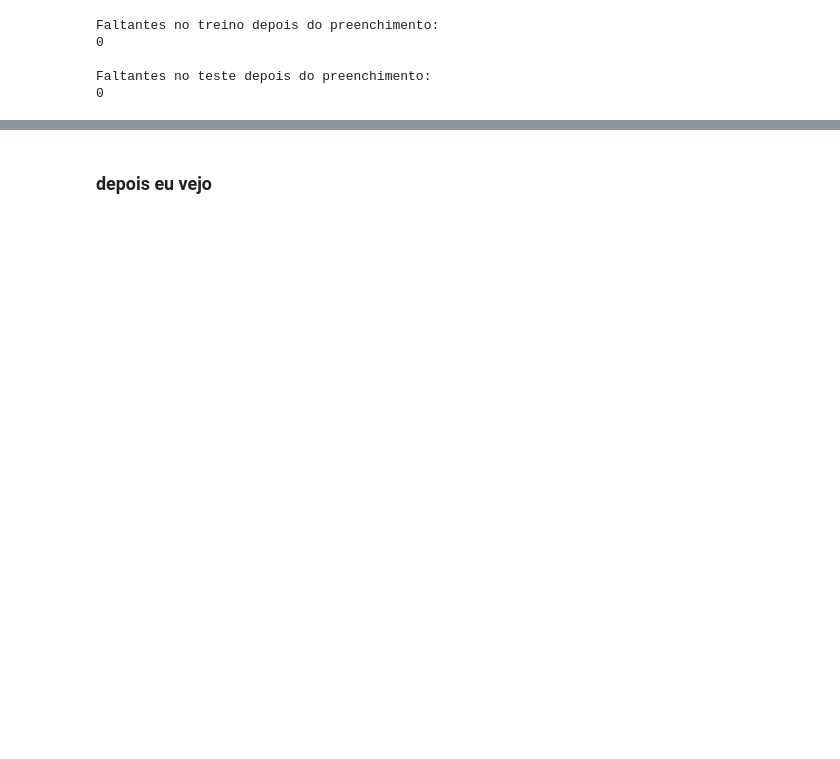
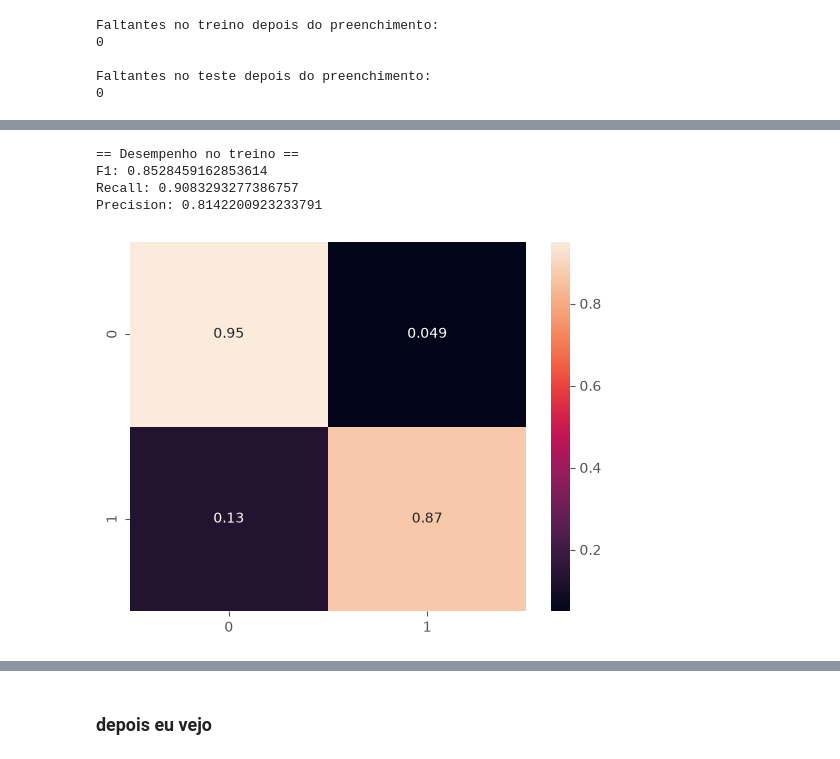
Before and after one commit to toni-cav/Analise_SIICUSP, a Jupyter notebook: exploratorio_depressao_e_sem_depressao.ipynb, the cells around one changed output, grey strips where cells are left out. Drawn from its saved outputs; the diff is of its cells as text; code cells hidden in the pictures; blank space fills up the shorter version.

```diff
--- a/exploratorio_depressao_e_sem_depressao.ipynb
+++ b/exploratorio_depressao_e_sem_depressao.ipynb
@@ -585,14 +596,14 @@ variaveis_por_tipo = {
         'A016010', 'A01901', 'B001', 'C004', 'C006', 'C009', 'C01001', 'C011',
         'D001', 'E001', 'E02801', 'E02802', 'E02803', 'E02804', 'E02805', 'E02806',
         'E030', 'E03101', 'E03102', 'E03103', 'E03104', 'E03105', 'E03106', 'E03107',
-        'E03108', 'E032', 'H003', 'H004', 'I00101', 'I00102', 'J002', 'J007',
+        'E03108', 'E032', 'H003', 'H004', 'I00101', 'I00102', 'J002',
         'J009', 'J014', 'J046', 'N004', 'N005', 'P046', 'P07004', 'P07005',
         'P07006', 'P07007', 'Q00201', 'Q03001', 'Q060', 'Q068', 'Q074', 'Q079',
         'Q084', 'Q088', 'Q11006', 'Q11007', 'Q11008', 'Q11009', 'Q11010', 'Q11405',
         'Q11406', 'Q11408', 'Q120', 'Q124', 'Q132', 'Q134', 'T001', 'T002',
         'T003', 'T004', 'U02501', 'V0001', 'V00201', 'V00202', 'V00203', 'V00204',
         'V00205', 'V0026', 'V0031', 'V01401', 'V01402', 'V01403', 'V01404', 'V01405',
-        'V02701', 'V02702', 'V02801', 'V02802', 'V03502'
+        'V02701', 'V02702', 'V02801', 'V02802', 'V03502', 'J007'
     ],
 
     'Quantitativo Discreto': [
@@ -646,8 +657,7 @@ variaveis_por_tipo = {
         'L035', 'L036', 'L037', 'L038', 'L039', 'L040', 'L042', 'M001',
         'M002', 'M00203', 'M00302', 'M00303', 'M00401', 'M00402', 'M005010', 'M005011',
         'M00601', 'M007', 'M008', 'M009', 'M01001', 'M011011', 'M011021', 'M011031',
-        'M011041', 'M011051', 'M011061', 'M011071', 'N006', 'N00701', 'N008', 'N010',
-        'N011', 'N012', 'N013', 'N014', 'N015', 'N016', 'N017', 'N018',
+        'M011041', 'M011051', 'M011061', 'M011071', 'N006', 'N00701', 'N008',
         'O00101', 'O00201', 'O00401', 'O00402', 'O00501', 'O00701', 'O00801', 'O00802',
         'O00803', 'O009', 'O00901', 'O010', 'O01102', 'O01401', 'O01501', 'O01602',
         'O01702', 'O019', 'O02001', 'O021', 'O02101', 'O02201', 'O023', 'O02401',
@@ -727,7 +737,7 @@ variaveis_por_tipo = {
         'B004', 'J00101', 'J01101', 'J01301', 'M01401', 'M01501', 'M01601', 'M01701',
         'M01801', 'M01901', 'N001', 'N00101', 'P04501', 'P04502', 'P050', 'P052',
         'P068', 'Q00101', 'U00101', 'U00401', 'U005', 'U006', 'U02302', 'U02402',
-        'VDD004A'
+        'VDD004A', 'N010', 'N011', 'N012', 'N013', 'N014', 'N015', 'N016', 'N017', 'N018',
     ]
 }
 # %%
@@ -922,0 +1150,31 @@ Faltantes no teste depois do preenchimento:
+# %%
+melhores_params = dict(study.best_params)
+
+melhores_params.update({
+    "random_state": 42,
+    "eval_metric": "logloss",
+    "n_jobs": -1
+})
+
+
+xgb_final = XGBClassifier(**melhores_params)
+
+xgb_final.fit(
+    X_treino_encoded,
+    y_treino
+)
+
+
+print("== Desempenho no treino ==")
+
+evaluate_models(
+    xgb_final,
+    X_treino_encoded,
+    y_treino
+)
+# %% [output]
+== Desempenho no treino ==
+F1: 0.8528459162853614
+Recall: 0.9083293277386757
+Precision: 0.8142200923233791
+[figure, added]
```
Also changed, not shown: parts of 31 cells of this notebook, 4 other files.
